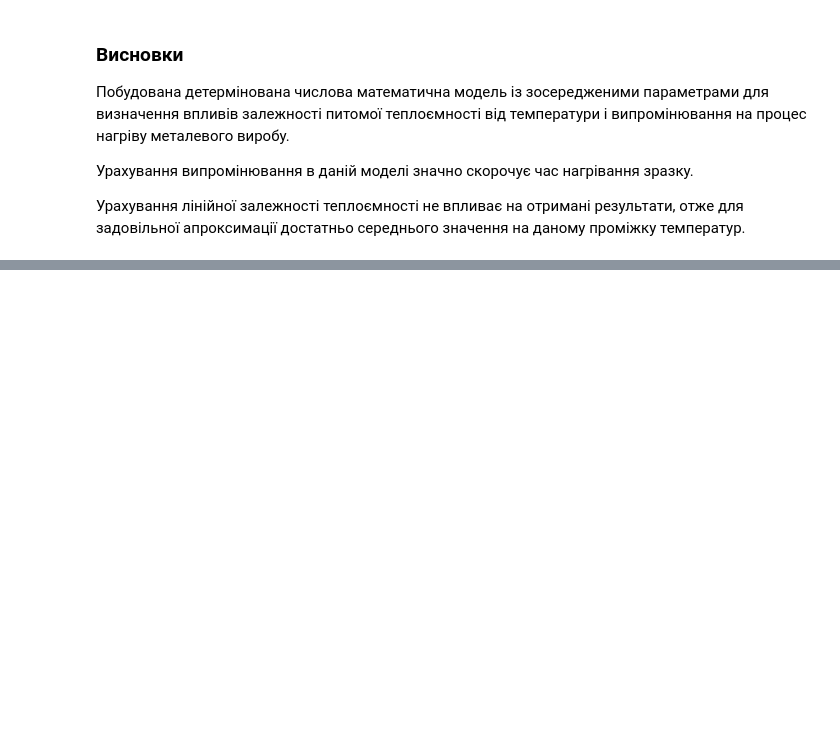
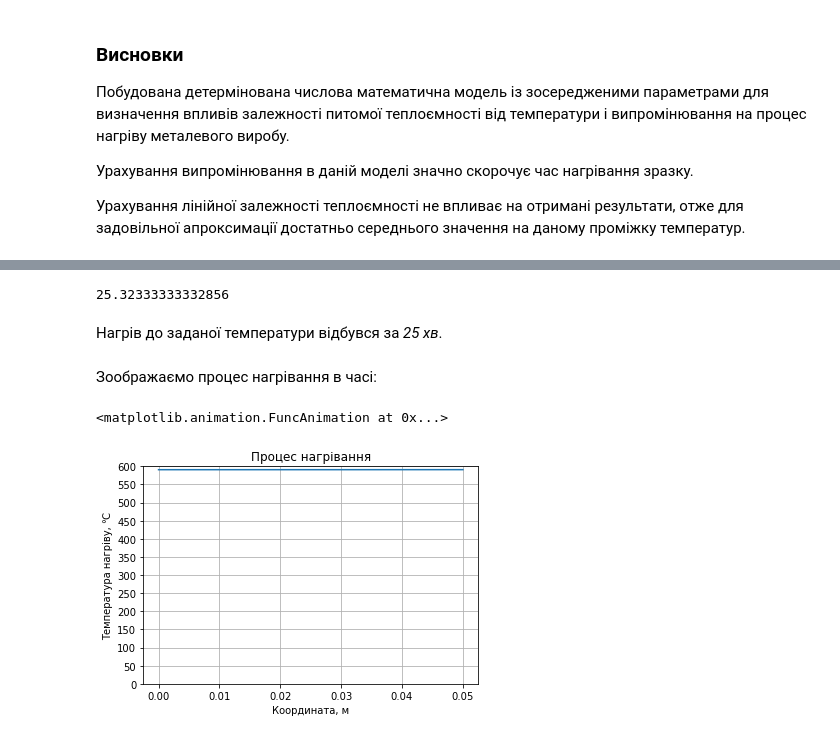
Before and after one commit to IvanKozak/lab-mathmod, a Jupyter notebook: labs_math_modeling.ipynb, the cells around one changed output, grey strips where cells are left out. Drawn from its saved outputs; the diff is of its cells as text; code cells hidden in the pictures; blank space fills up the shorter version.

```diff
--- a/labs_math_modeling.ipynb
+++ b/labs_math_modeling.ipynb
@@ -199,0 +206,8 @@ plt.grid()
+# %%
+# geometry, m
+R, length = 0.05, 0.1
+
+# lambda
+thermal_conductivity = [401, 366]  # W m-1 K-1 300 K and 800 K
+
+# інші потрібні параметри співпадають з даними комп. практикуму №1
@@ -199,0 +216,3 @@ plt.grid()
+# %%
+lambda_line = np.poly1d(np.polyfit([300, 800], thermal_conductivity, 1))
+lambd = lambda_line(np.mean([T_specimen, T_furnace]))
@@ -199,0 +267,10 @@ plt.grid()
+# %%
+N = 6
+T_initial = np.full(N, T_specimen)
+T_data, time_heat = explicit_scheme(T_initial, 0.1)
+# %%
+time_heat/60
+# %% [output]
+25.32333333332856
+# %% [markdown]
+Нагрів до заданої температури відбувся за *25 хв*.
@@ -199,0 +281,29 @@ plt.grid()
+# %% [markdown]
+Зоображаємо процес нагрівання в часі:
+# %%
+xR = np.linspace(0, R, N)
+
+fig, ax = plt.subplots()
+line, = ax.plot(xR, T_initial)
+ax.set_yticks(np.arange(0, 601, 50))
+
+plt.title("Процес нагрівання")
+plt.ylabel(u"Температура нагріву, ℃")
+plt.xlabel(u"Координата, м")
+plt.grid()
+
+def animate(i):
+    line.set_ydata(T_data[i]-273.0)  # update the data
+    return line,
+
+# Init only required for blitting to give a clean slate.
+def init():
+    line.set_ydata(np.ma.array(xR, mask=True))
+    return line,
+
+ani = animation.FuncAnimation(fig, animate, np.arange(0, len(T_data), 250), init_func=init,
+                              interval=25, blit=True)
+aniи
+# %% [output]
+<matplotlib.animation.FuncAnimation at 0x...>
+[figure, added]
```
Also changed, not shown: parts of 7 cells of this notebook.
